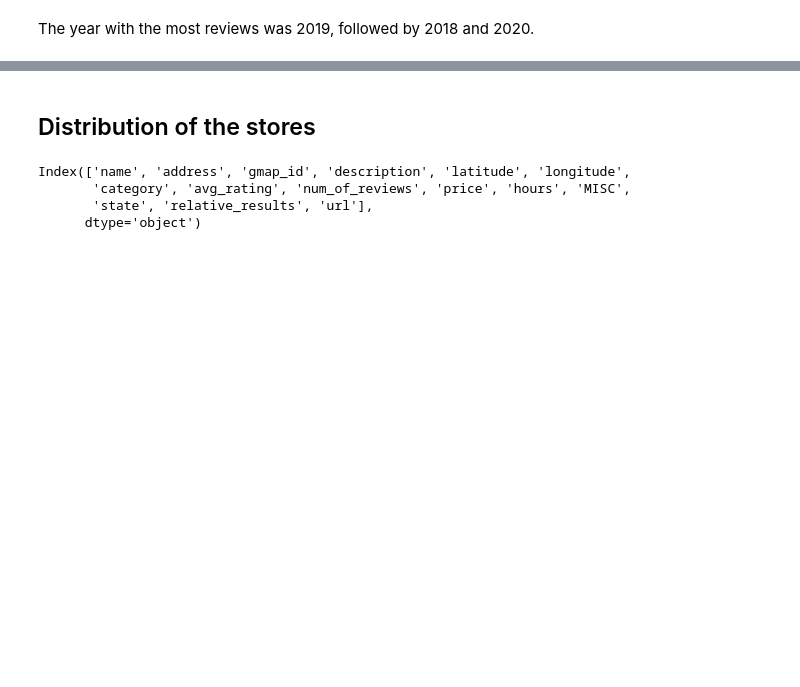
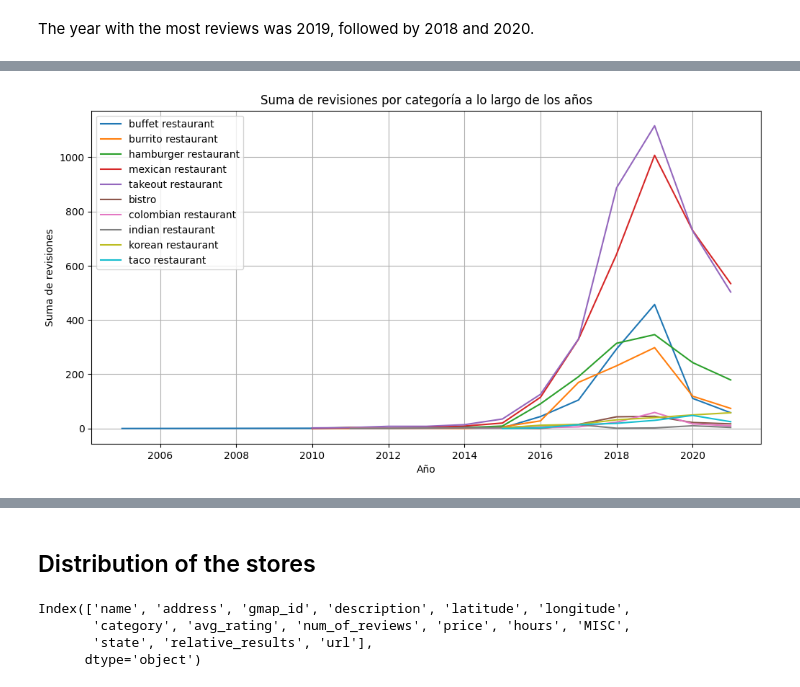
Before and after one commit to volpo/PG_YELP_GOOGLE_MAPS, a Jupyter notebook: EDANevada.ipynb, the cells around one changed output, grey strips where cells are left out. Drawn from its saved outputs; the diff is of its cells as text; code cells hidden in the pictures; blank space fills up the shorter version.

Commit message:
Categories over the years

```diff
--- a/EDANevada.ipynb
+++ b/EDANevada.ipynb
@@ -643,0 +689,7 @@ The year with the most reviews was 2019, followed by 2018 and 2020.
+# %%
+# Get the gmaps_ids of all unique shops in the reviews
+Nevada_gmap = reviews['gmap_id'].unique()
+Nevada_gmap
+
+# Filter the DataFrame based on Nevada's ids
+highlight_categ =  highlight_categ[highlight_categ['gmap_id'].isin(Nevada_gmap)].reset_index(drop=True)
@@ -643,0 +721,6 @@ The year with the most reviews was 2019, followed by 2018 and 2020.
+# %%
+# Filter reviews DataFrame based on gmap_id
+filtered_reviews = reviews[reviews['gmap_id'].isin(highlight_categ['gmap_id'])]
+
+# Merge with highlight_categ DataFrame
+merged_reviews = filtered_reviews.merge(highlight_categ[['gmap_id', 'gastronomy_category']], on='gmap_id', how='left')
@@ -643,0 +754,21 @@ The year with the most reviews was 2019, followed by 2018 and 2020.
+# %%
+merged_reviews['gastronomy_category'] = merged_reviews['gastronomy_category'].str.lower()
+grouped_data = merged_reviews.groupby(['year', 'gastronomy_category'])['text'].count().reset_index()
+
+# Crear un gráfico de líneas para cada categoría
+categories = grouped_data['gastronomy_category'].unique()
+
+plt.figure(figsize=(12, 6))
+
+for category in categories:
+    category_data = grouped_data[grouped_data['gastronomy_category'] == category]
+    plt.plot(category_data['year'], category_data['text'], label=category)
+
+plt.xlabel('Año')
+plt.ylabel('Suma de revisiones')
+plt.title('Suma de revisiones por categoría a lo largo de los años')
+plt.legend()
+plt.grid(True)
+plt.show()
+# %% [output]
+[figure, added]
```
Also changed, not shown: parts of 14 cells of this notebook.
